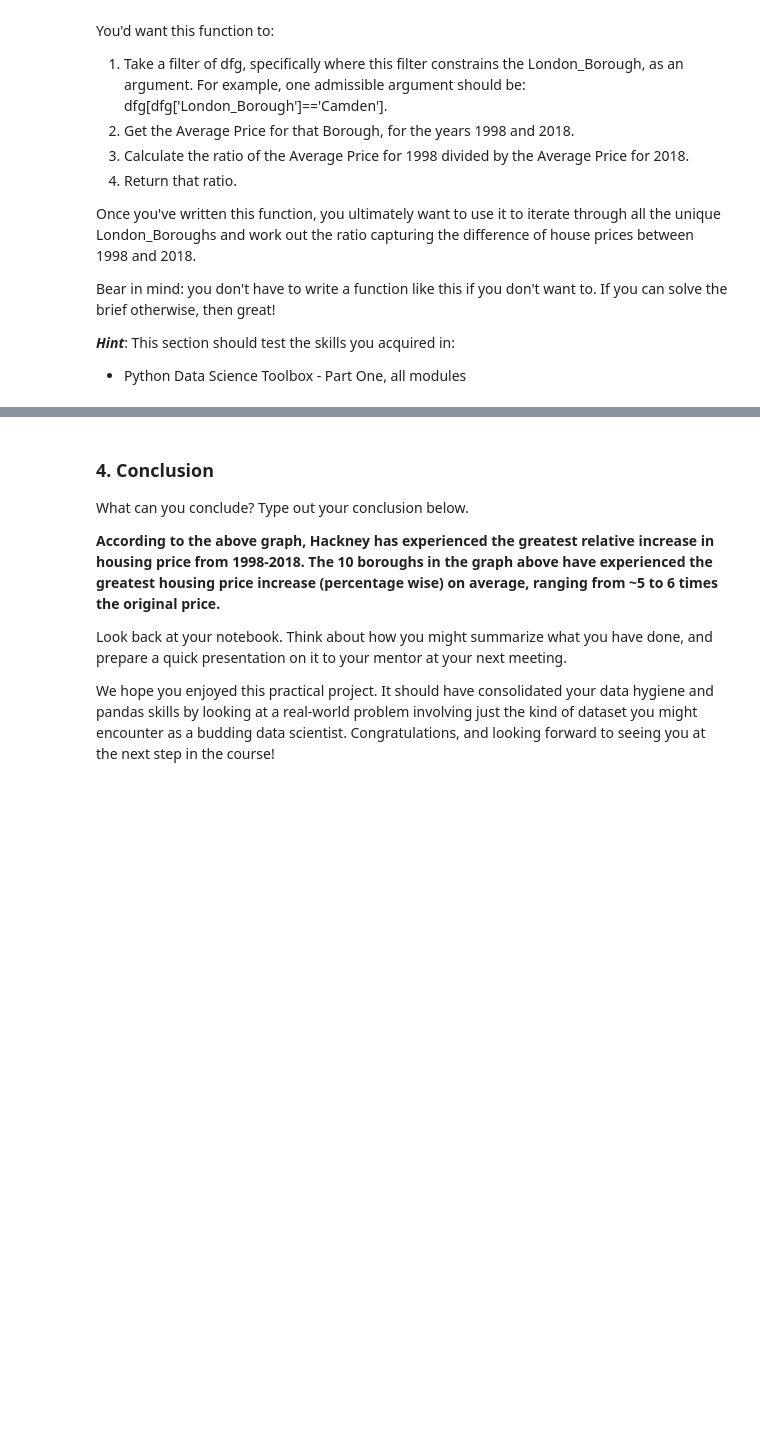
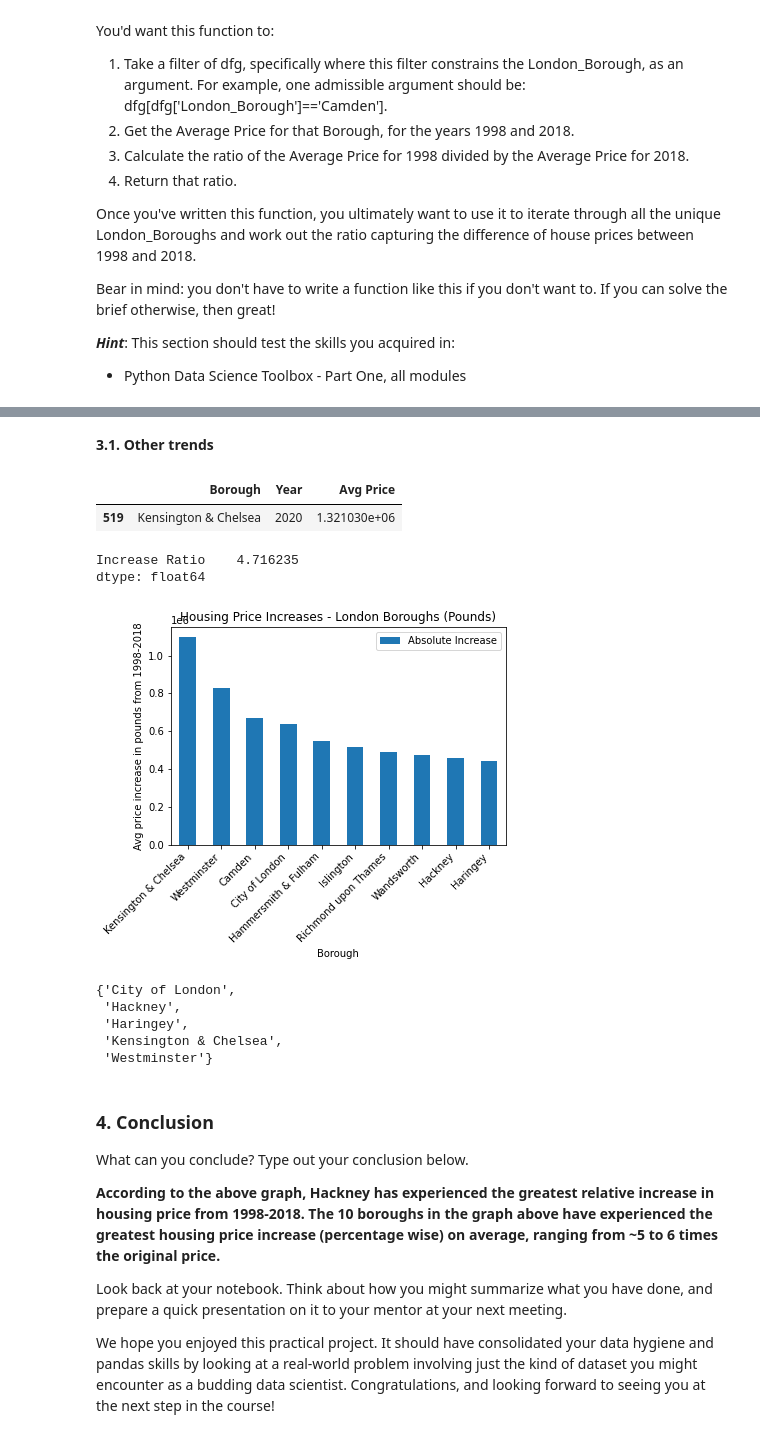
Before and after one commit to achung3071/London-Housing-Case-Study, a Jupyter notebook: London-Housing-Case-Study-Tier-3.ipynb, the cells around one changed output, grey strips where cells are left out. Cells and saved outputs as stored; diff of their text form; code cells hidden in the pictures; blank space fills up the shorter version.

Commit message:
analysis of other trends

```diff
--- a/London-Housing-Case-Study-Tier-3.ipynb
+++ b/London-Housing-Case-Study-Tier-3.ipynb
@@ -379,3 +393,43 @@ plt.show()
+# %% [markdown]
+__3.1. Other trends__
+# %%
+df_2020 = df_yearly[df_yearly['Year'] == df_yearly['Year'].max()]
+most_expensive = df_2020[df_2020['Avg Price'] == df_2020['Avg Price'].max()]
+most_expensive
+# %% [output]
+|  | Borough | Year | Avg Price |
+| 519 | Kensington & Chelsea | 2020 | 1.321030e+06 |
+# %%
+price_increase_ratios.mean()
+# %% [output]
+Increase Ratio    4.716235
+dtype: float64
+# %%
+def calculate_abs_increase(yearly_averages):
+    yearly_averages = yearly_averages.set_index('Year')
+    diff = yearly_averages.loc[2018, 'Avg Price'] - yearly_averages.loc[1998, 'Avg Price']
+    return pd.Series({'Absolute Increase': diff})
+
+price_abs_increases = df_yearly.groupby('Borough').apply(calculate_abs_increase).reset_index()
+largest_abs_increases = price_abs_increases.nlargest(10, columns='Absolute Increase')
+
+ax = largest_abs_increases.plot(kind='bar')
+ax.set_title('Housing Price Increases - London Boroughs (Pounds)')
+ax.set_xticklabels(largest_abs_increases.Borough, rotation=45, ha='right')
+ax.set_xlabel('Borough')
+ax.set_ylabel('Avg price increase in pounds from 1998-2018')
+plt.show()
+# %% [output]
+[figure, added]
+# %%
+# overlapping between 10 largest ratio and 10 largest price increase
+set(largest_abs_increases['Borough']).intersection(set(largest_ratios['Borough']))
+# %% [output]
+{'City of London',
+ 'Hackney',
+ 'Haringey',
+ 'Kensington & Chelsea',
+ 'Westminster'}
 # %% [markdown]
 ### 4. Conclusion
 What can you conclude? Type out your conclusion below.
```
Also changed, not shown: parts of 3 cells of this notebook.
